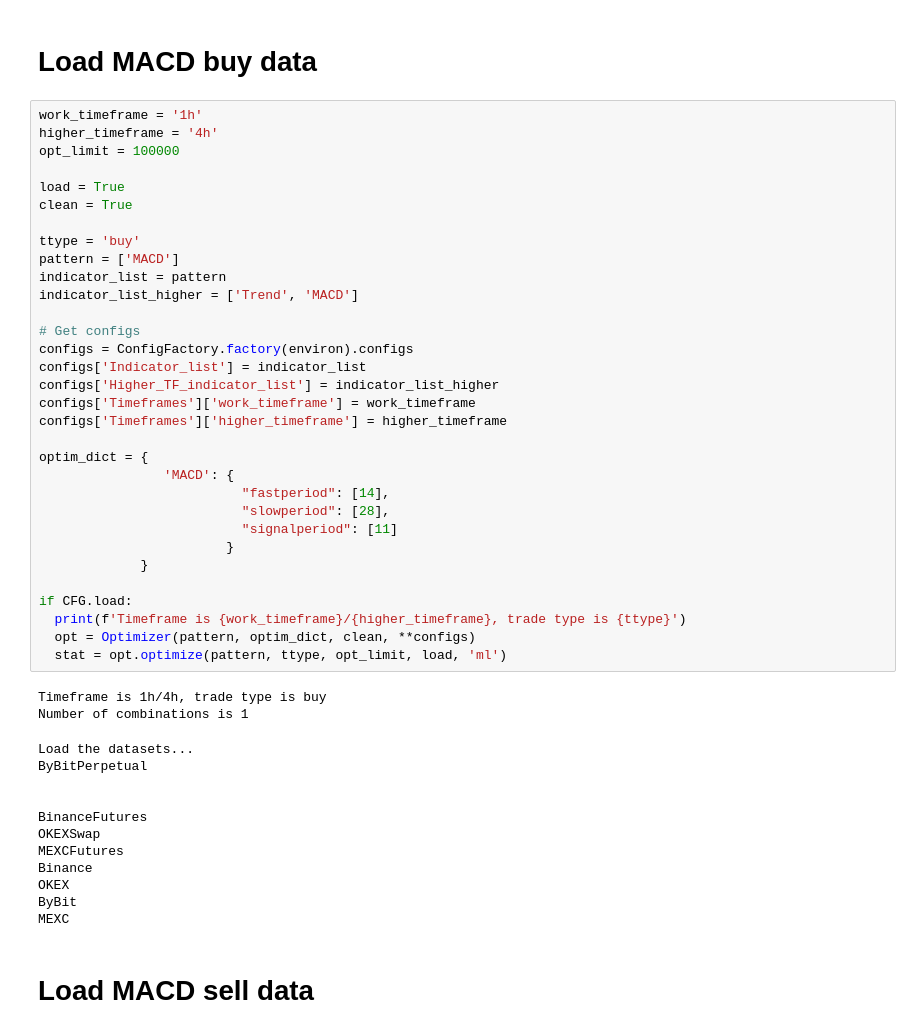
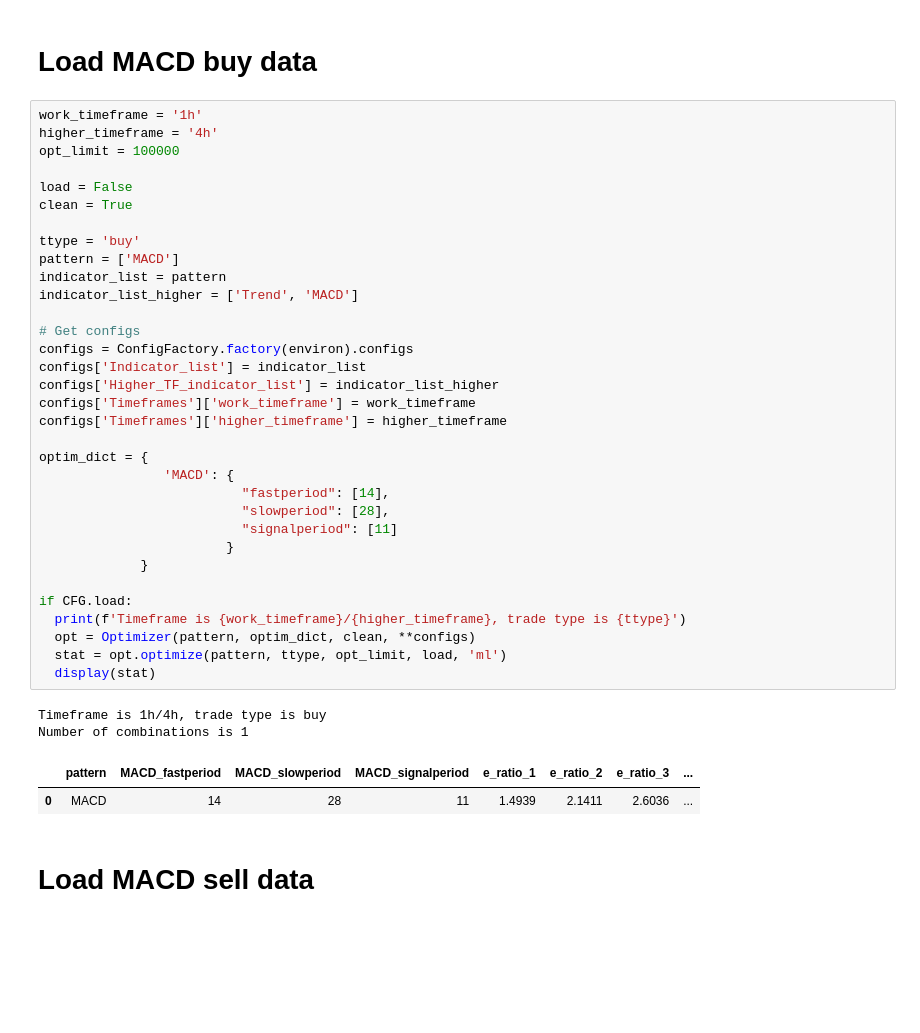
Before and after one commit to beatwad/sigbot, a Jupyter notebook: sigbot/ml/train_model.ipynb, the cells around one changed output. Saved outputs shown, nothing was run; the diff lists cells and outputs as text; blank space fills up the shorter version.

```diff
--- a/sigbot/ml/train_model.ipynb
+++ b/sigbot/ml/train_model.ipynb
@@ -66,47 +66,39 @@ work_timeframe = '1h'
 higher_timeframe = '4h'
 opt_limit = 100000
 
-load = True
+load = False
 clean = True
 
 ttype = 'buy'
 pattern = ['MACD']
 indicator_list = pattern
 indicator_list_higher = ['Trend', 'MACD']
 
 # Get configs
 configs = ConfigFactory.factory(environ).configs
 configs['Indicator_list'] = indicator_list
 configs['Higher_TF_indicator_list'] = indicator_list_higher
 configs['Timeframes']['work_timeframe'] = work_timeframe
 configs['Timeframes']['higher_timeframe'] = higher_timeframe
 
 optim_dict = {
                 'MACD': {
                           "fastperiod": [14],
                           "slowperiod": [28],
                           "signalperiod": [11]
                         }
              }
 
 if CFG.load:
   print(f'Timeframe is {work_timeframe}/{higher_timeframe}, trade type is {ttype}')
   opt = Optimizer(pattern, optim_dict, clean, **configs)
   stat = opt.optimize(pattern, ttype, opt_limit, load, 'ml')
+  display(stat)
 # %% [output]
 Timeframe is 1h/4h, trade type is buy
 Number of combinations is 1
-Load the datasets...
-ByBitPerpetual
-
-
-BinanceFutures
-OKEXSwap
-MEXCFutures
-Binance
-OKEX
-ByBit
-MEXC
+|  | pattern | MACD_fastperiod | MACD_slowperiod | MACD_signalperiod | e_ratio_1 | e_ratio_2 | e_ratio_3 | ... |
+| 0 | MACD | 14 | 28 | 11 | 1.4939 | 2.1411 | 2.6036 | ... |
 # %% [markdown]
 # Load MACD sell data
 # %%
```
Also changed, not shown: parts of 8 cells of this notebook, 5 other files.
